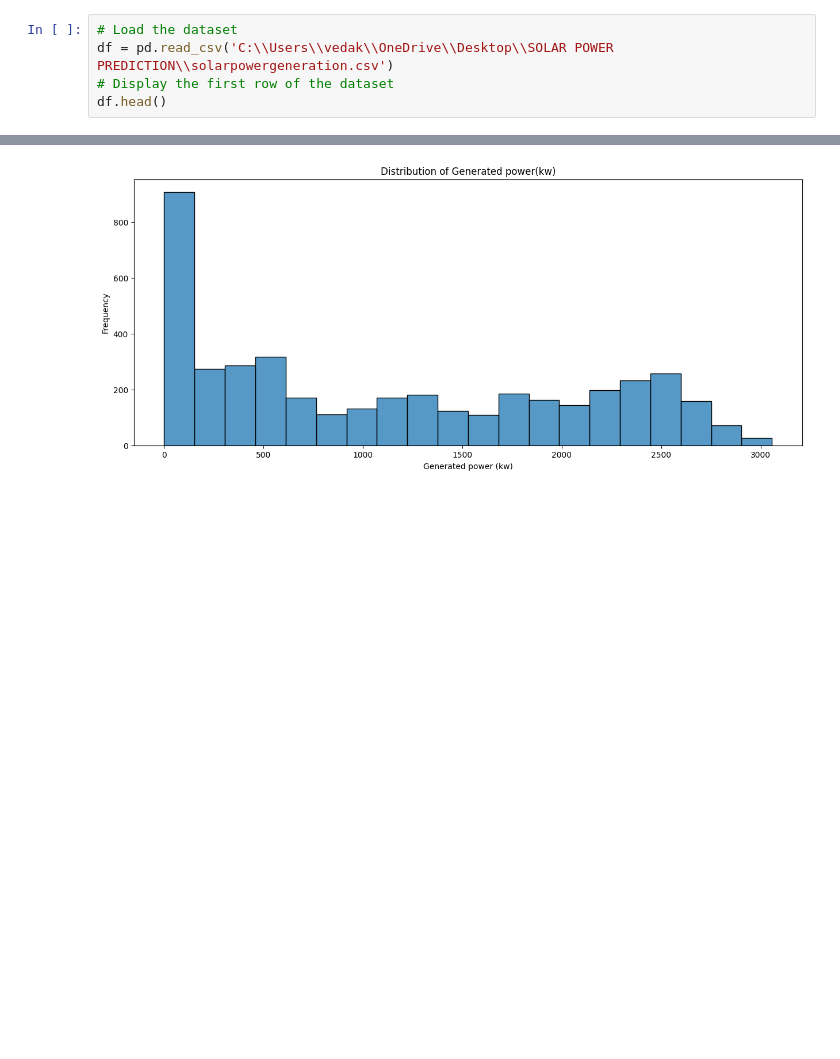
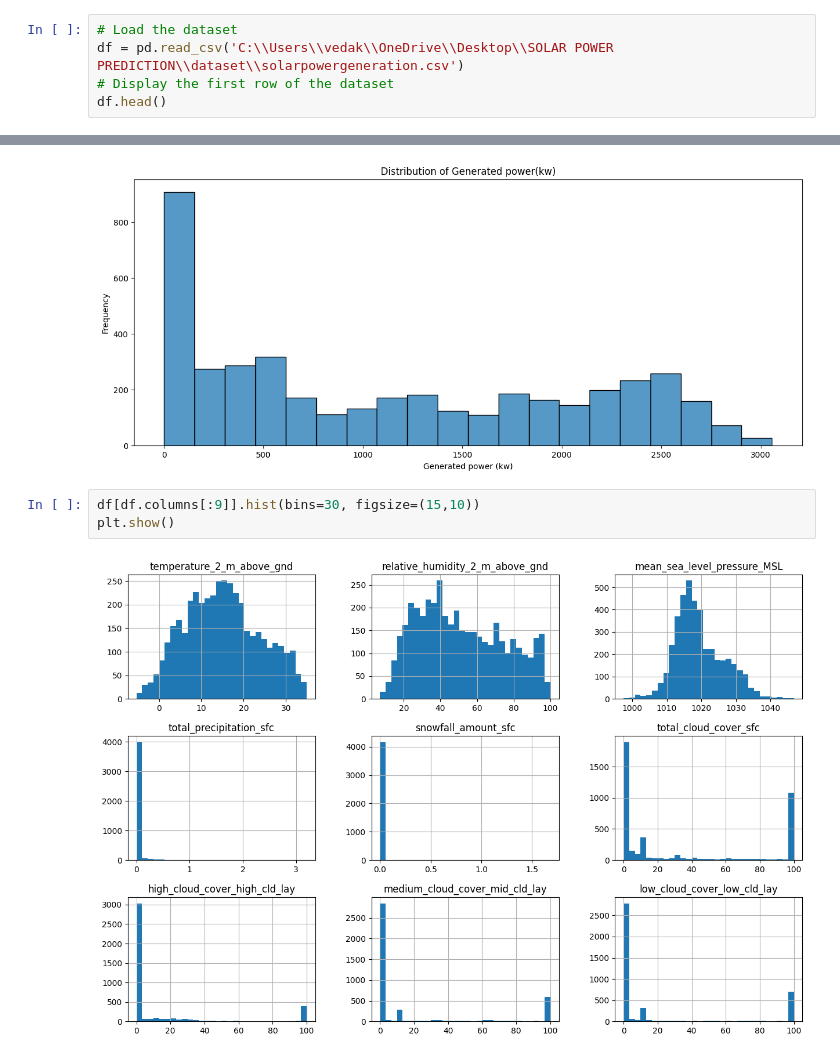
Before and after one commit to Vedamukhi/Week-1, a Jupyter notebook: solarpowerprediction.ipynb, the cells around one changed output, grey strips where cells are left out. Saved outputs shown, nothing was run; the diff lists cells and outputs as text; blank space fills up the shorter version.

```diff
--- a/solarpowerprediction.ipynb
+++ b/solarpowerprediction.ipynb
@@ -40,6 +44,6 @@ Note: you may need to restart the kernel to use updated packages.
 # %%
 # Load the dataset
-df = pd.read_csv('C:\\Users\\vedak\\OneDrive\\Desktop\\SOLAR POWER PREDICTION\\solarpowergeneration.csv')
+df = pd.read_csv('C:\\Users\\vedak\\OneDrive\\Desktop\\SOLAR POWER PREDICTION\\dataset\\solarpowergeneration.csv')
 # Display the first row of the dataset
 df.head()
 # %% [output]
@@ -177,3 +181,8 @@ plt.ylabel('Frequency')
 plt.show()
 # %% [output]
 [figure]
+# %%
+df[df.columns[:9]].hist(bins=30, figsize=(15,10))
+plt.show()
+# %% [output]
+[figure, added]
```
Also changed, not shown: parts of 10 cells of this notebook.
